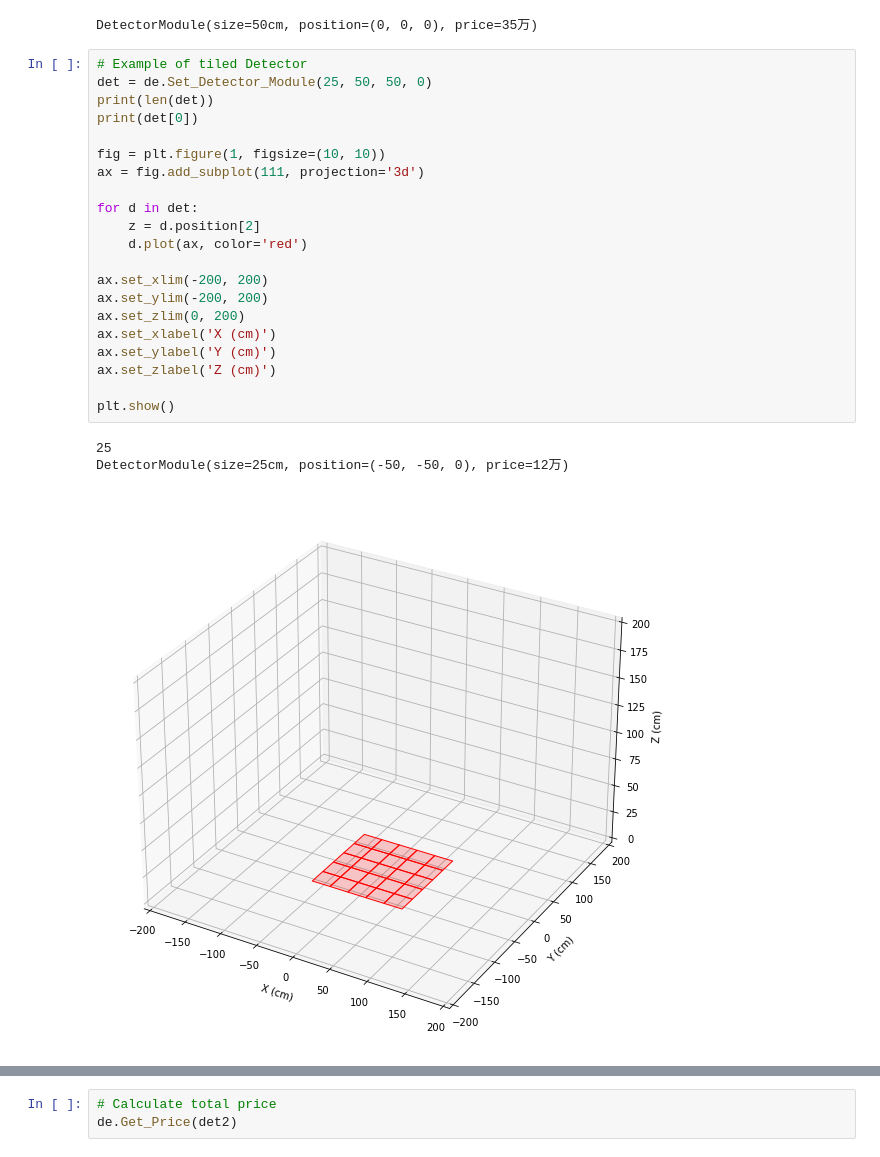
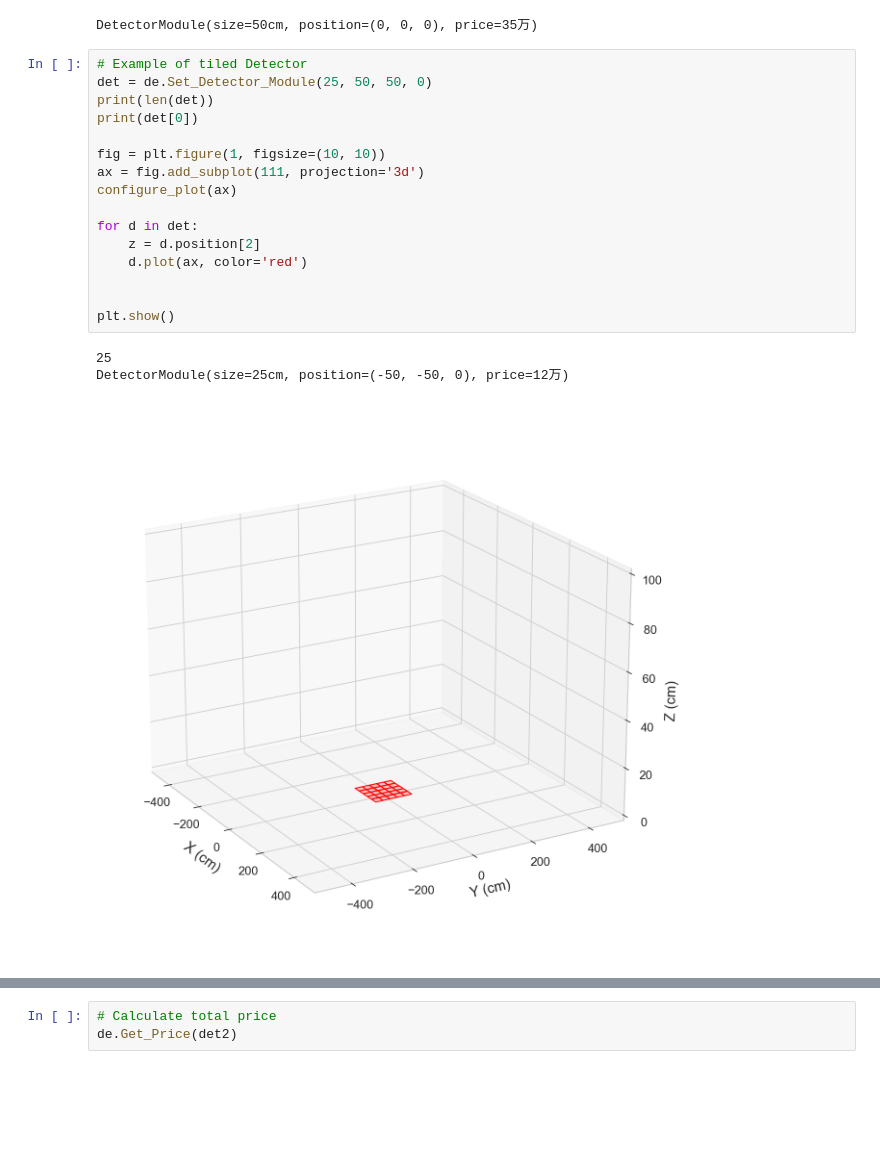
Before and after one commit to Xilicon02/FinalProject, a Jupyter notebook: Usage_Example.ipynb, the cells around one changed output, grey strips where cells are left out. Drawn from its saved outputs; the diff is of its cells as text; blank space fills up the shorter version.

```diff
--- a/Usage_Example.ipynb
+++ b/Usage_Example.ipynb
@@ -18,28 +19,23 @@ DetectorModule(size=50cm, position=(0, 0, 0), price=35万)
 # %%
 # Example of tiled Detector
 det = de.Set_Detector_Module(25, 50, 50, 0)
 print(len(det))
 print(det[0])
 
 fig = plt.figure(1, figsize=(10, 10))
 ax = fig.add_subplot(111, projection='3d')
+configure_plot(ax)
 
 for d in det:
     z = d.position[2]
     d.plot(ax, color='red')
 
-ax.set_xlim(-200, 200)
-ax.set_ylim(-200, 200)
-ax.set_zlim(0, 200)
-ax.set_xlabel('X (cm)')
-ax.set_ylabel('Y (cm)')
-ax.set_zlabel('Z (cm)')
 
 plt.show()
 # %% [output]
 25
 DetectorModule(size=25cm, position=(-50, -50, 0), price=12万)
-[figure, old version]
+[figure, new version]
 # %%
 # Want to set Detector Module piece by piece
 det2 = []
```
Also changed, not shown: parts of 5 cells of this notebook, 10 other files.
